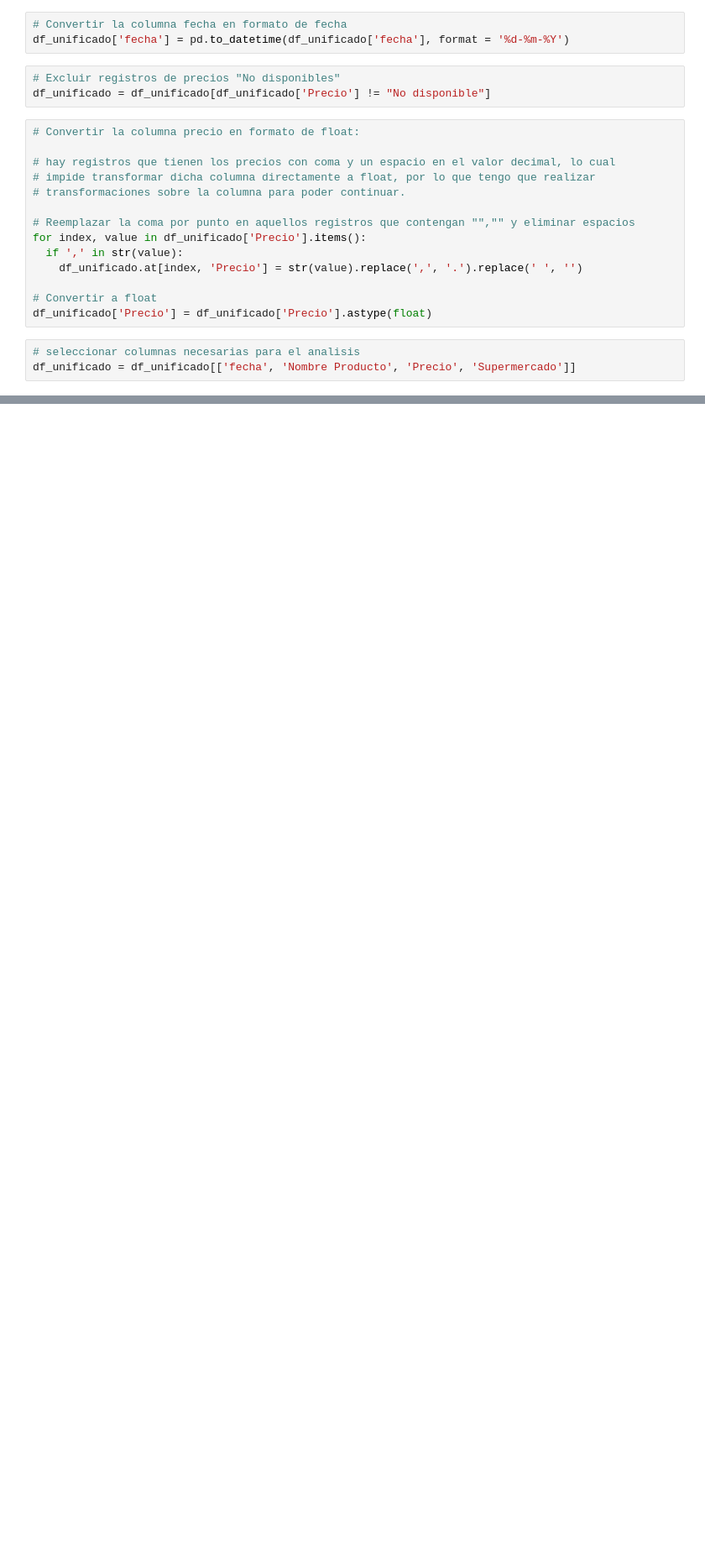
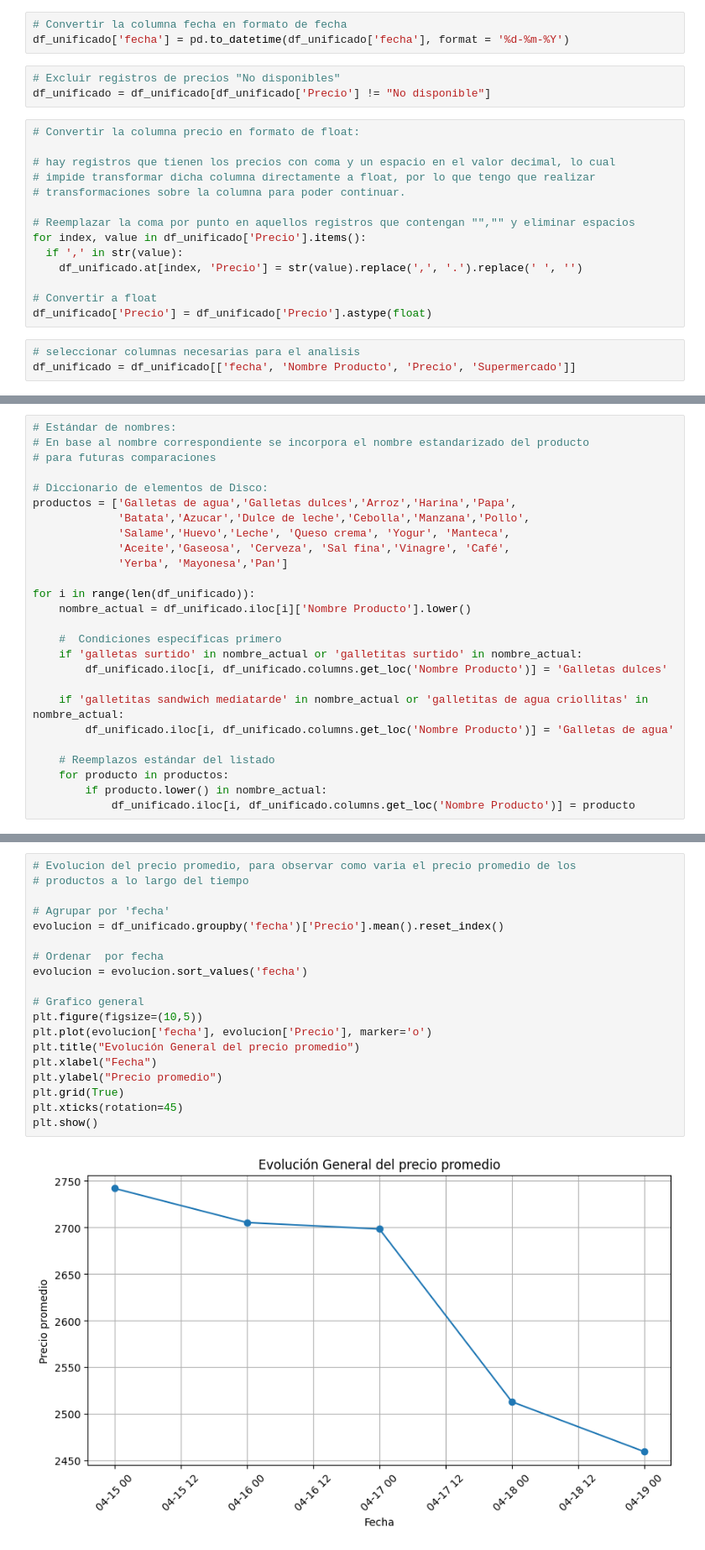
Before and after one commit to manuelpalomeque/Web-Scraper-canasta-basica, a Jupyter notebook: notebooks/01_EDA_WS.ipynb, the cells around one changed output, grey strips where cells are left out. Shown at 84% size. Cells and saved outputs as stored; diff of their text form; blank space fills up the shorter version.

```diff
--- a/notebooks/01_EDA_WS.ipynb
+++ b/notebooks/01_EDA_WS.ipynb
@@ -146,0 +193,26 @@ memory usage: 10.8+ KB
+# %%
+# Estándar de nombres:
+# En base al nombre correspondiente se incorpora el nombre estandarizado del producto
+# para futuras comparaciones
+
+# Diccionario de elementos de Disco:
+productos = ['Galletas de agua','Galletas dulces','Arroz','Harina','Papa',
+             'Batata','Azucar','Dulce de leche','Cebolla','Manzana','Pollo',
+             'Salame','Huevo','Leche', 'Queso crema', 'Yogur', 'Manteca',
+             'Aceite','Gaseosa', 'Cerveza', 'Sal fina','Vinagre', 'Café',
+             'Yerba', 'Mayonesa','Pan']
+
+for i in range(len(df_unificado)):
+    nombre_actual = df_unificado.iloc[i]['Nombre Producto'].lower()
+
+    #  Condiciones específicas primero
+    if 'galletas surtido' in nombre_actual or 'galletitas surtido' in nombre_actual:
+        df_unificado.iloc[i, df_unificado.columns.get_loc('Nombre Producto')] = 'Galletas dulces'
+
+    if 'galletitas sandwich mediatarde' in nombre_actual or 'galletitas de agua criollitas' in nombre_actual:
+        df_unificado.iloc[i, df_unificado.columns.get_loc('Nombre Producto')] = 'Galletas de agua'
+
+    # Reemplazos estándar del listado
+    for producto in productos:
+        if producto.lower() in nombre_actual:
+            df_unificado.iloc[i, df_unificado.columns.get_loc('Nombre Producto')] = producto
@@ -146,0 +232,21 @@ memory usage: 10.8+ KB
+# %%
+# Evolucion del precio promedio, para observar como varia el precio promedio de los
+# productos a lo largo del tiempo
+
+# Agrupar por 'fecha'
+evolucion = df_unificado.groupby('fecha')['Precio'].mean().reset_index()
+
+# Ordenar  por fecha
+evolucion = evolucion.sort_values('fecha')
+
+# Grafico general
+plt.figure(figsize=(10,5))
+plt.plot(evolucion['fecha'], evolucion['Precio'], marker='o')
+plt.title("Evolución General del precio promedio")
+plt.xlabel("Fecha")
+plt.ylabel("Precio promedio")
+plt.grid(True)
+plt.xticks(rotation=45)
+plt.show()
+# %% [output]
+[figure, added]
```
Also changed, not shown: parts of 33 cells of this notebook.
